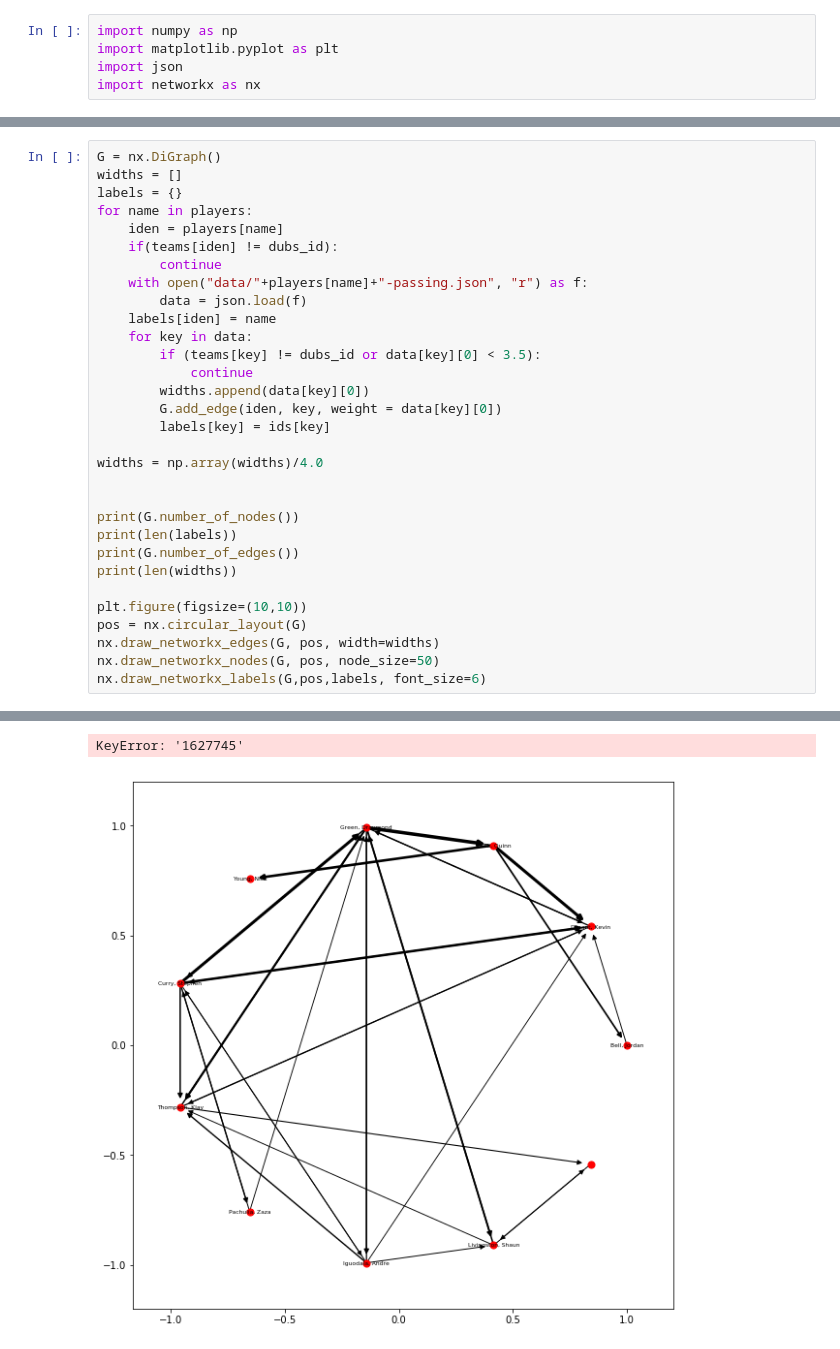
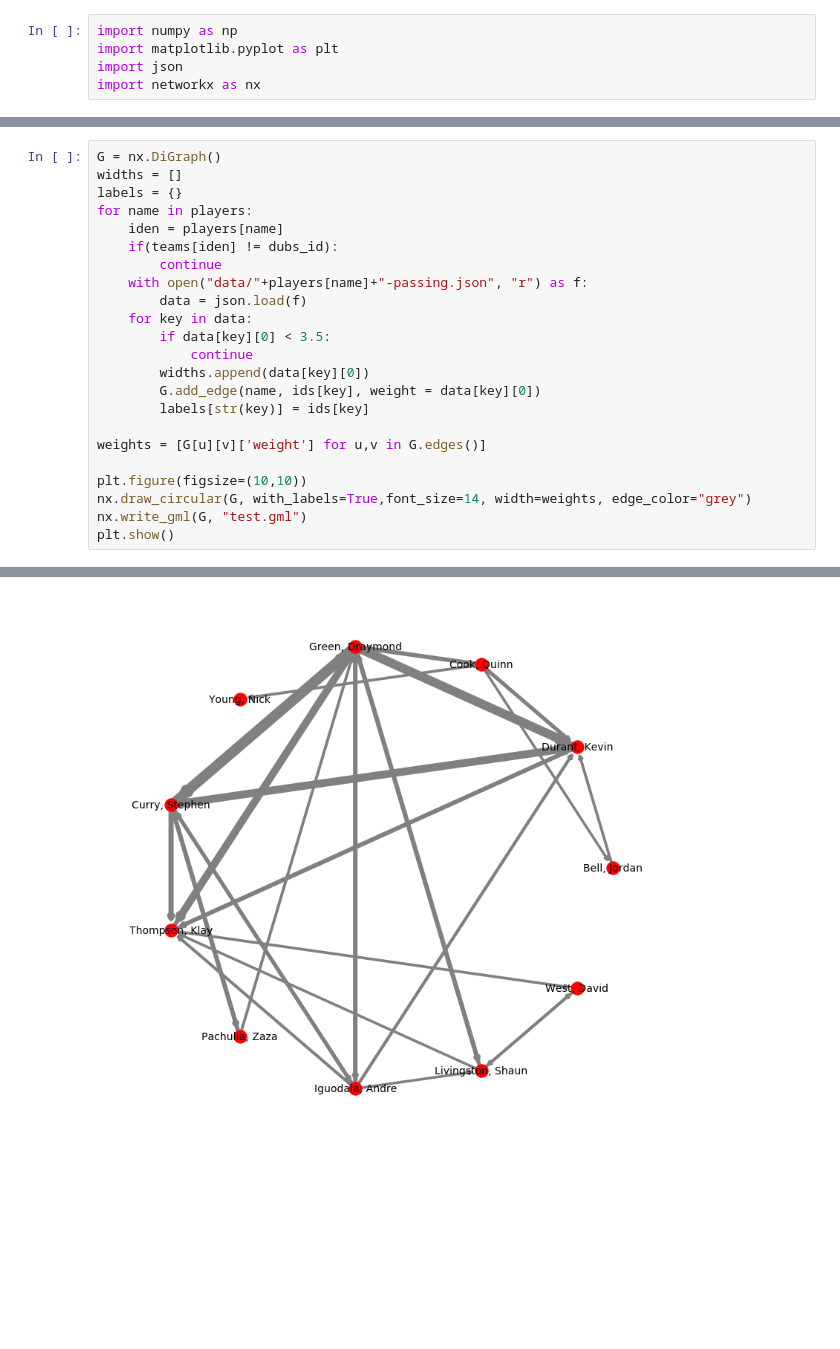
Before and after one commit to rrnarayan1/nba-passing-analysis, a Jupyter notebook: datavis.ipynb, the cells around one changed output, grey strips where cells are left out. Saved outputs shown, nothing was run; the diff lists cells and outputs as text; blank space fills up the shorter version.

```diff
--- a/datavis.ipynb
+++ b/datavis.ipynb
@@ -31,25 +32,17 @@ for name in players:
         continue
     with open("data/"+players[name]+"-passing.json", "r") as f:
         data = json.load(f)
-    labels[iden] = name
     for key in data:
-        if (teams[key] != dubs_id or data[key][0] < 3.5):
+        if data[key][0] < 3.5:
             continue
         widths.append(data[key][0])
-        G.add_edge(iden, key, weight = data[key][0])
-        labels[key] = ids[key]
+        G.add_edge(name, ids[key], weight = data[key][0])
+        labels[str(key)] = ids[key]
 
-widths = np.array(widths)/4.0
-
-
-print(G.number_of_nodes())
-print(len(labels))
-print(G.number_of_edges())
-print(len(widths))
+weights = [G[u][v]['weight'] for u,v in G.edges()]
 
 plt.figure(figsize=(10,10))
-pos = nx.circular_layout(G)
-nx.draw_networkx_edges(G, pos, width=widths)
-nx.draw_networkx_nodes(G, pos, node_size=50)
-nx.draw_networkx_labels(G,pos,labels, font_size=6)
+nx.draw_circular(G, with_labels=True,font_size=14, width=weights, edge_color="grey")
+nx.write_gml(G, "test.gml")
+plt.show()
 # %% [output]
@@ -60,2 +49 @@ nx.draw_networkx_labels(G,pos,labels, font_size=6)
-KeyError: '1627745'
-[figure, old version]
+[figure, new version]
```
Also changed, not shown: parts of 4 cells of this notebook, 3 other files.
